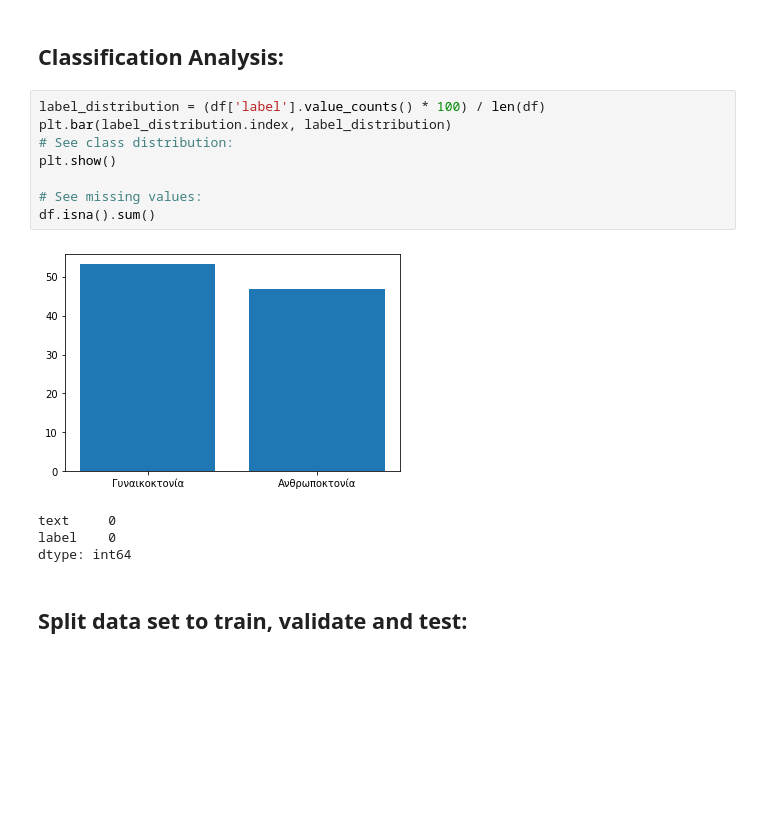
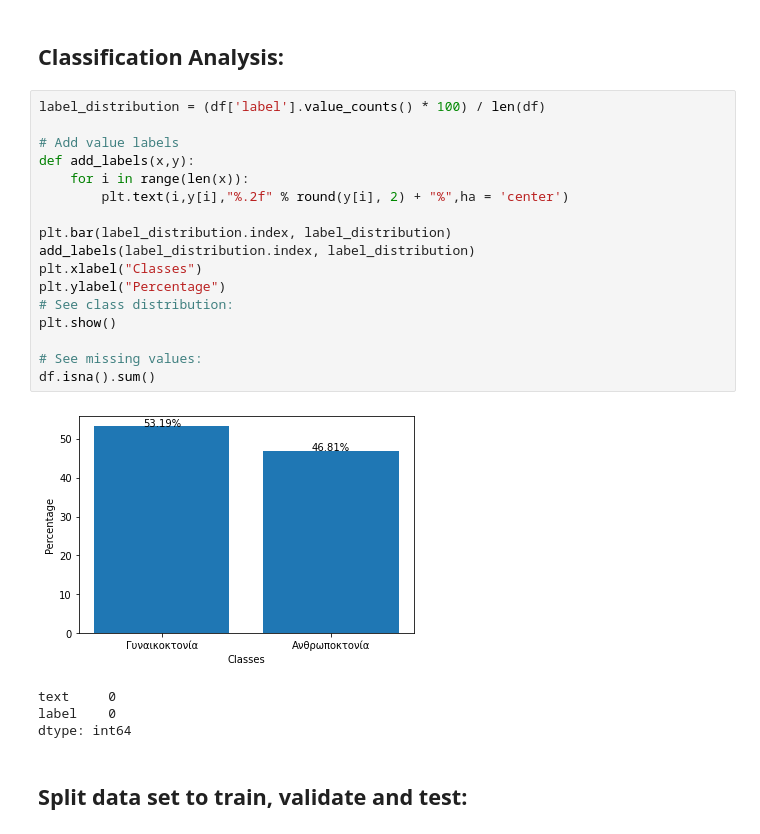
Before and after one commit to openlabathens/article-classification, a Jupyter notebook: article_classification.ipynb, the cells around one changed output. Cells and saved outputs as stored; diff of their text form; blank space fills up the shorter version.

Commit message:
added labels to class plot

```diff
--- a/article_classification.ipynb
+++ b/article_classification.ipynb
@@ -316,14 +316,23 @@ df.head()
 ## Classification Analysis:
 # %%
 label_distribution = (df['label'].value_counts() * 100) / len(df)
+
+# Add value labels
+def add_labels(x,y):
+    for i in range(len(x)):
+        plt.text(i,y[i],"%.2f" % round(y[i], 2) + "%",ha = 'center')
+
 plt.bar(label_distribution.index, label_distribution)
+add_labels(label_distribution.index, label_distribution)
+plt.xlabel("Classes")
+plt.ylabel("Percentage")
 # See class distribution:
 plt.show()
 
 # See missing values:
 df.isna().sum()
 # %% [output]
-[figure, old version]
+[figure, new version]
 text     0
 label    0
 dtype: int64
```
